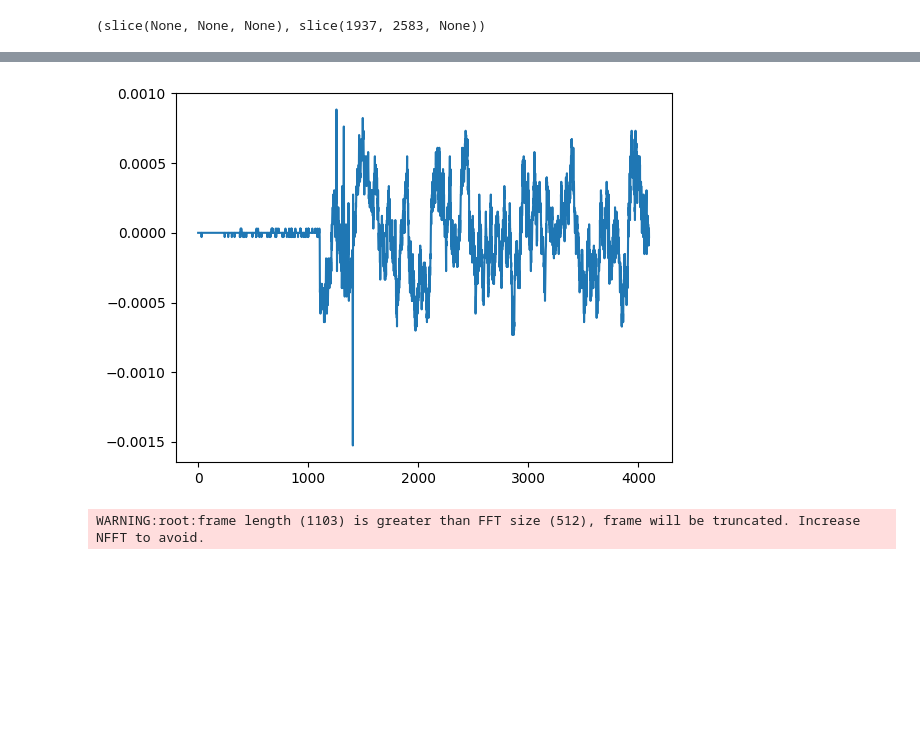
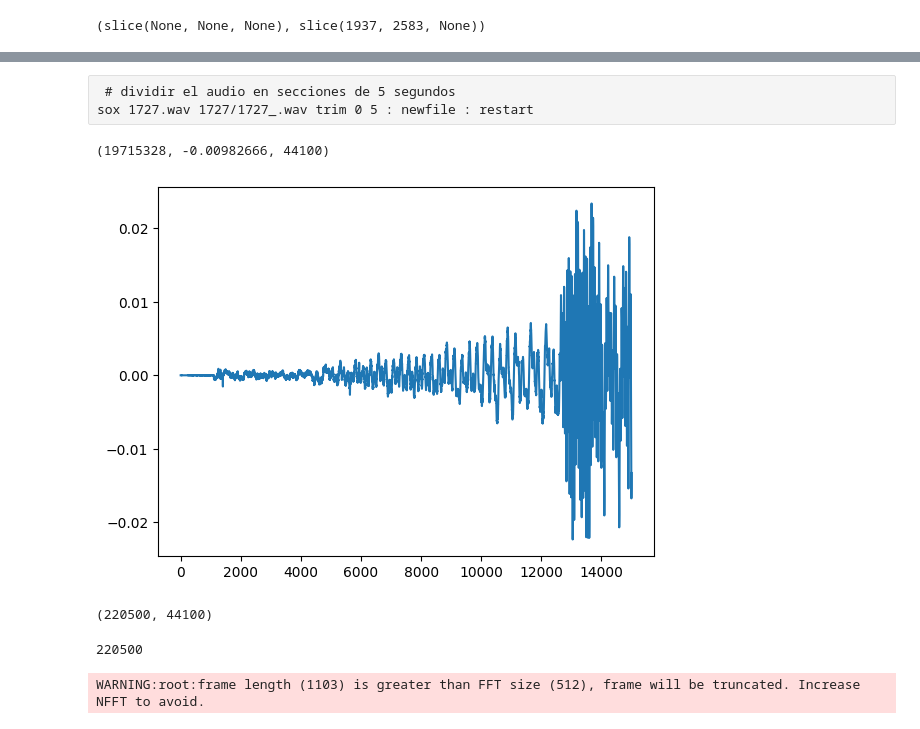
Before and after one commit to wisrovi/TFM2022, a Jupyter notebook: TFM.ipynb, the cells around one changed output, grey strips where cells are left out. Drawn from its saved outputs; the diff is of its cells as text; code cells hidden in the pictures; blank space fills up the shorter version.

Commit message:
split data, separar datos en paquetes de 5 segundos

```diff
--- a/TFM.ipynb
+++ b/TFM.ipynb
@@ -185,15 +244,22 @@ You should consider upgrading via the '/usr/bin/python3 -m pip install --upgrade
+# %% [raw]
+ # dividir el audio en secciones de 5 segundos
+sox 1727.wav 1727/1727_.wav trim 0 5 : newfile : restart
 # %%
 import scipy.io.wavfile as wav
 from python_speech_features import mfcc
 # %%
-(rate, sig) = wav.read("/kaggle/input/musicnet-dataset/musicnet/musicnet/train_data/1727.wav")
+(rate, sig) = wav.read("1727.wav")
+# %%
+len(sig), sig[19233758], rate
+# %% [output]
+(19715328, -0.00982666, 44100)
 # %%
 import matplotlib.pyplot as plt
 import numpy as np
 
-x = np.linspace(1, 4096, 4096)
+x = np.linspace(1, 15000, 15000)
 plt.figure('original signal')
-plt.plot(x,sig[0:4096])
+plt.plot(x,sig[0:15000])
 plt.show()
 # %% [output]
-[figure, old version]
+[figure, new version]
@@ -200,3 +268,11 @@ plt.show()
+# %%
+len(sig), rate
+# %% [output]
+(220500, 44100)
+# %%
+rate*5
+# %% [output]
+220500
 # %%
 from python_speech_features import logfbank
 from python_speech_features import delta
```
Also changed, not shown: parts of 9 cells of this notebook, 3 other files.
